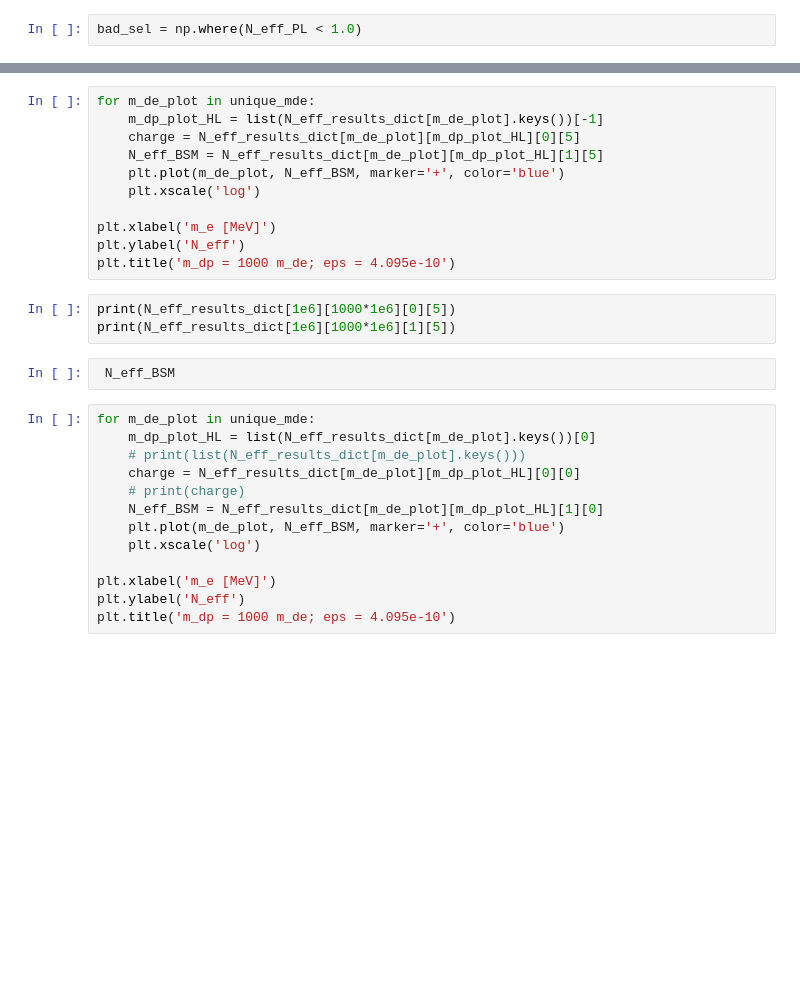
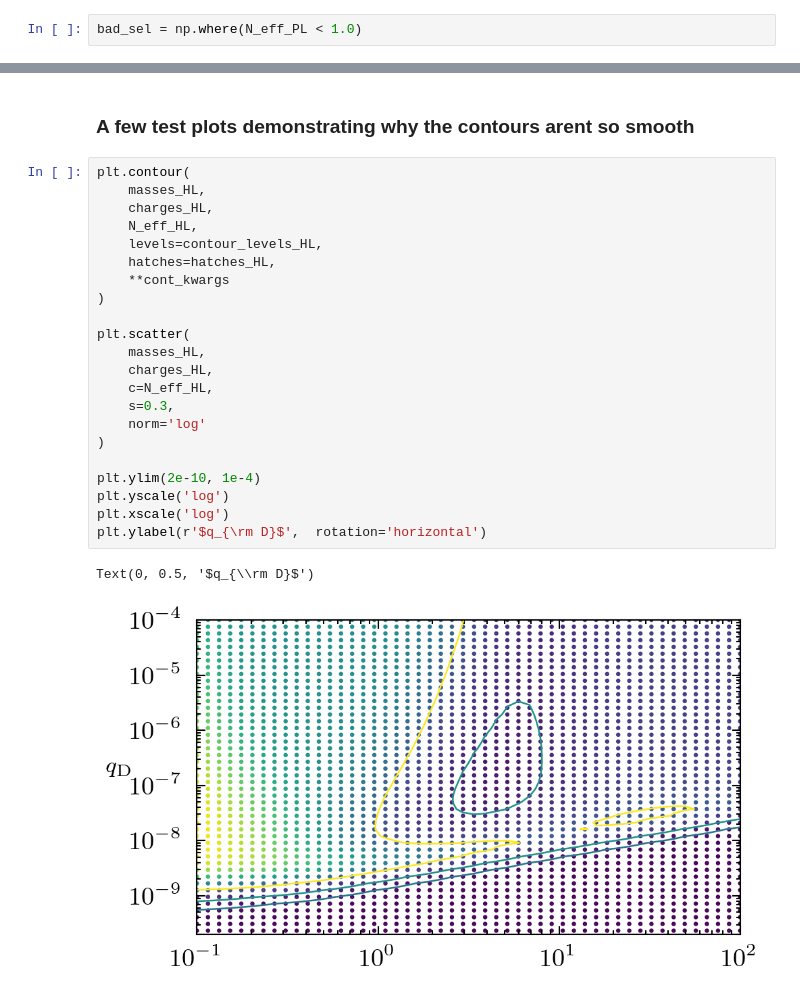
Before and after one commit to Duncan-Adams/mcp_boltzmann, a Jupyter notebook: notebooks/adm_results.ipynb, the cells around one changed output, grey strips where cells are left out. Drawn from its saved outputs; the diff is of its cells as text; blank space fills up the shorter version.

```diff
--- a/notebooks/adm_results.ipynb
+++ b/notebooks/adm_results.ipynb
@@ -852,29 +599,27 @@ plt.show()
-# %%
-for m_de_plot in unique_mde:
-    m_dp_plot_HL = list(N_eff_results_dict[m_de_plot].keys())[-1]
-    charge = N_eff_results_dict[m_de_plot][m_dp_plot_HL][0][5]
-    N_eff_BSM = N_eff_results_dict[m_de_plot][m_dp_plot_HL][1][5]
-    plt.plot(m_de_plot, N_eff_BSM, marker='+', color='blue')
-    plt.xscale('log')
-
-plt.xlabel('m_e [MeV]')
-plt.ylabel('N_eff')
-plt.title('m_dp = 1000 m_de; eps = 4.095e-10')
-# %%
-print(N_eff_results_dict[1e6][1000*1e6][0][5])
-print(N_eff_results_dict[1e6][1000*1e6][1][5])
-# %%
- N_eff_BSM
-# %%
-for m_de_plot in unique_mde:
-    m_dp_plot_HL = list(N_eff_results_dict[m_de_plot].keys())[0]
-    # print(list(N_eff_results_dict[m_de_plot].keys()))
-    charge = N_eff_results_dict[m_de_plot][m_dp_plot_HL][0][0]
-    # print(charge)
-    N_eff_BSM = N_eff_results_dict[m_de_plot][m_dp_plot_HL][1][0]
-    plt.plot(m_de_plot, N_eff_BSM, marker='+', color='blue')
-    plt.xscale('log')
-
-plt.xlabel('m_e [MeV]')
-plt.ylabel('N_eff')
-plt.title('m_dp = 1000 m_de; eps = 4.095e-10')
+# %% [markdown]
+### A few test plots demonstrating why the contours arent so smooth
+# %%
+plt.contour(
+    masses_HL,
+    charges_HL,
+    N_eff_HL,
+    levels=contour_levels_HL,
+    hatches=hatches_HL,
+    **cont_kwargs
+)
+
+plt.scatter(
+    masses_HL,
+    charges_HL,
+    c=N_eff_HL,
+    s=0.3,
+    norm='log'
+)
+
+plt.ylim(2e-10, 1e-4)
+plt.yscale('log')
+plt.xscale('log')
+plt.ylabel(r'$q_{\rm D}$',  rotation='horizontal')
+# %% [output]
+Text(0, 0.5, '$q_{\\rm D}$')
+[figure, added]
```
Also changed, not shown: parts of 54 cells of this notebook, 6 other files.
